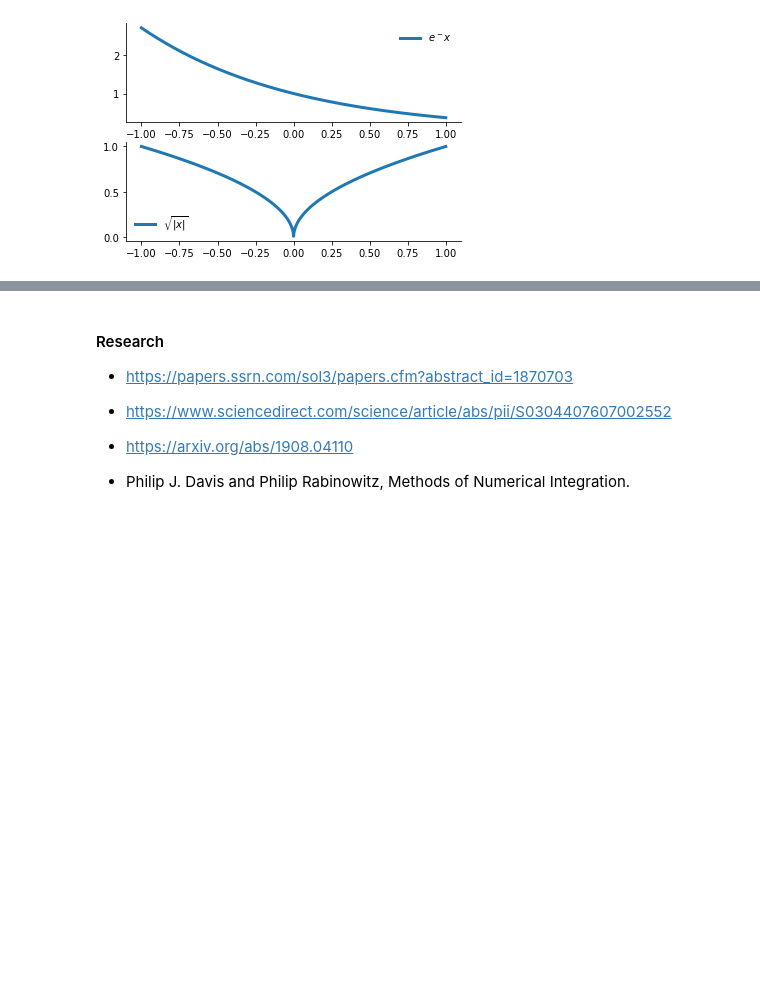
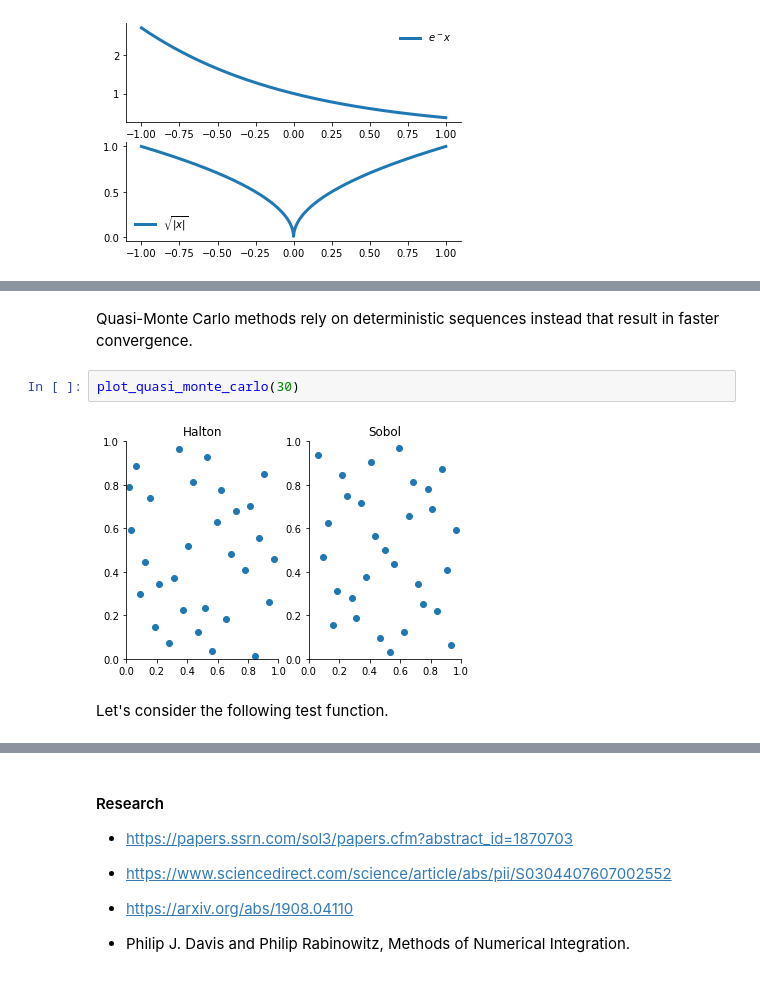
Before and after one commit to OpenSourceEconomics/ose-course-scientific-computing, a Jupyter notebook: lectures/integration/notebook.ipynb, the cells around one changed output, grey strips where cells are left out. Drawn from its saved outputs; the diff is of its cells as text; blank space fills up the shorter version.

```diff
--- a/lectures/integration_differentiation/notebook.ipynb
+++ b/lectures/integration/notebook.ipynb
@@ -233,0 +294,8 @@ plot_benchmarking_exercise()
+# %% [markdown]
+Quasi-Monte Carlo methods rely on deterministic sequences instead that result in faster convergence.
+# %%
+plot_quasi_monte_carlo(30)
+# %% [output]
+[figure, added]
+# %% [markdown]
+Let's consider the following test function.
```
Also changed, not shown: parts of 20 cells of this notebook, 19 other files.
